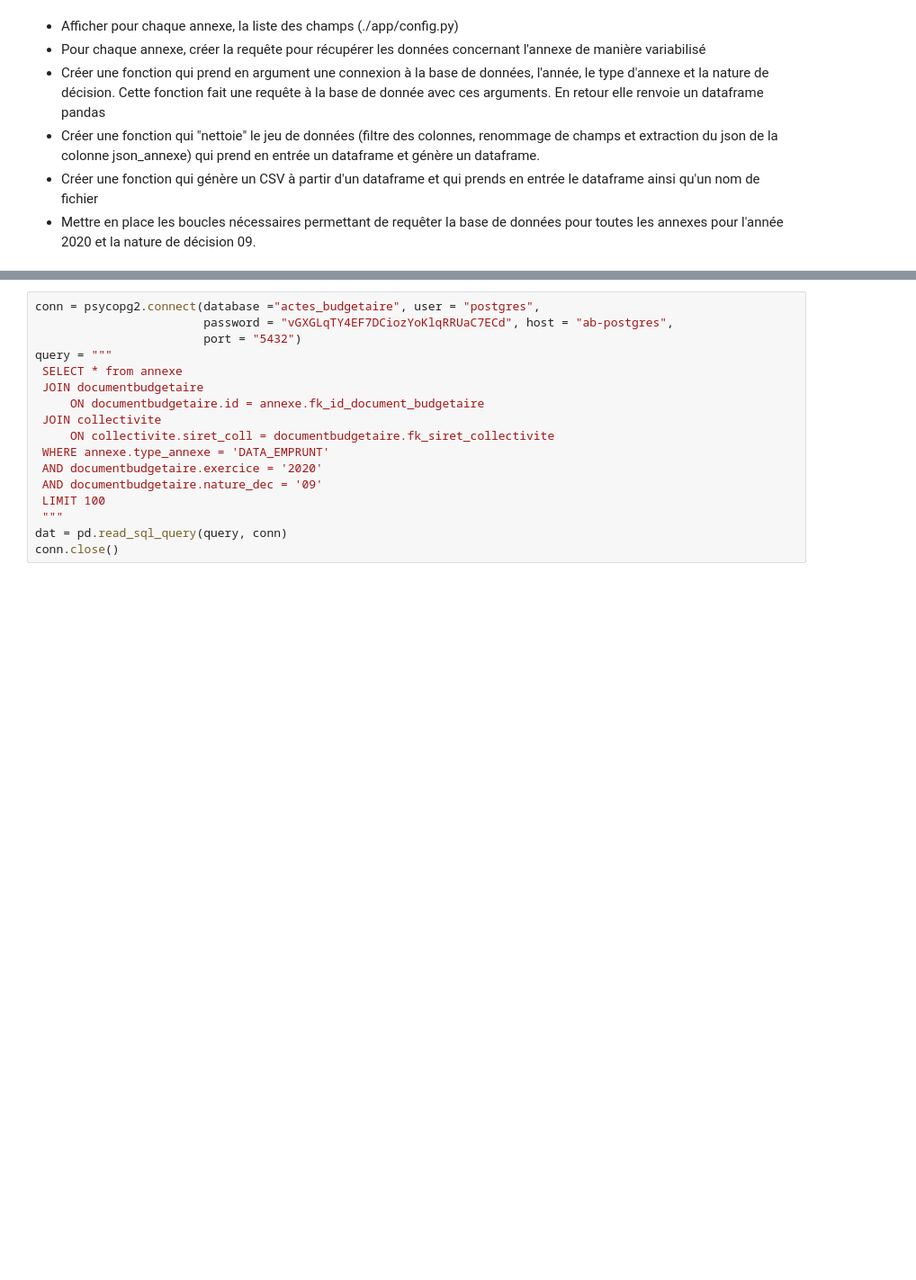
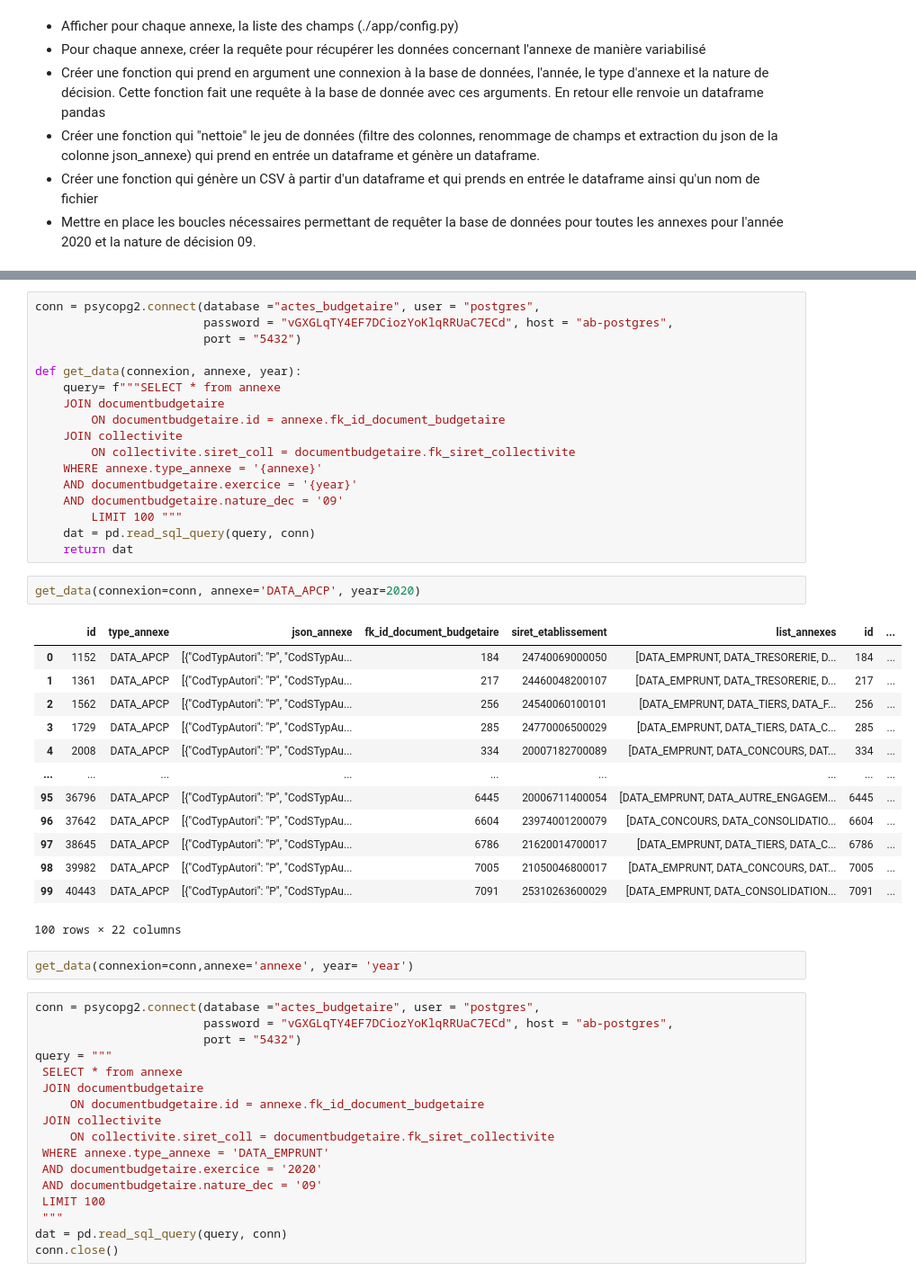
Before and after one commit to Naxxos/dataprep-ab, a Jupyter notebook: extract_to_csv.ipynb, the cells around one changed output, grey strips where cells are left out. Shown at 90% size. Drawn from its saved outputs; the diff is of its cells as text; blank space fills up the shorter version.

```diff
--- a/extract_to_csv.ipynb
+++ b/extract_to_csv.ipynb
@@ -127,3 +89,38 @@ config.CHAMPS_ANNEXES
+# %%
+conn = psycopg2.connect(database ="actes_budgetaire", user = "postgres",
+                        password = "vGXGLqTY4EF7DCiozYoKlqRRUaC7ECd", host = "ab-postgres",
+                        port = "5432")
+
+def get_data(connexion, annexe, year):
+    query= f"""SELECT * from annexe
+    JOIN documentbudgetaire
+        ON documentbudgetaire.id = annexe.fk_id_document_budgetaire
+    JOIN collectivite
+        ON collectivite.siret_coll = documentbudgetaire.fk_siret_collectivite
+    WHERE annexe.type_annexe = '{annexe}'
+    AND documentbudgetaire.exercice = '{year}'
+    AND documentbudgetaire.nature_dec = '09'
+        LIMIT 100 """
+    dat = pd.read_sql_query(query, conn)
+    return dat
+# %%
+get_data(connexion=conn, annexe='DATA_APCP', year=2020)
+# %% [output]
+|  | id | type_annexe | json_annexe | fk_id_document_budgetaire | siret_etablissement | list_annexes | id | ... |
+| 0 | 1152 | DATA_APCP | [{"CodTypAutori": "P", "CodSTypAu... | 184 | 24740069000050 | [DATA_EMPRUNT, DATA_TRESORERIE, D... | 184 | ... |
+| 1 | 1361 | DATA_APCP | [{"CodTypAutori": "P", "CodSTypAu... | 217 | 24460048200107 | [DATA_EMPRUNT, DATA_TRESORERIE, D... | 217 | ... |
+| 2 | 1562 | DATA_APCP | [{"CodTypAutori": "P", "CodSTypAu... | 256 | 24540060100101 | [DATA_EMPRUNT, DATA_TIERS, DATA_F... | 256 | ... |
+| 3 | 1729 | DATA_APCP | [{"CodTypAutori": "P", "CodSTypAu... | 285 | 24770006500029 | [DATA_EMPRUNT, DATA_TIERS, DATA_C... | 285 | ... |
+| 4 | 2008 | DATA_APCP | [{"CodTypAutori": "P", "CodSTypAu... | 334 | 20007182700089 | [DATA_EMPRUNT, DATA_CONCOURS, DAT... | 334 | ... |
+| ... | ... | ... | ... | ... | ... | ... | ... | ... |
+| 95 | 36796 | DATA_APCP | [{"CodTypAutori": "P", "CodSTypAu... | 6445 | 20006711400054 | [DATA_EMPRUNT, DATA_AUTRE_ENGAGEM... | 6445 | ... |
+| 96 | 37642 | DATA_APCP | [{"CodTypAutori": "P", "CodSTypAu... | 6604 | 23974001200079 | [DATA_CONCOURS, DATA_CONSOLIDATIO... | 6604 | ... |
+| 97 | 38645 | DATA_APCP | [{"CodTypAutori": "P", "CodSTypAu... | 6786 | 21620014700017 | [DATA_EMPRUNT, DATA_TIERS, DATA_C... | 6786 | ... |
+| 98 | 39982 | DATA_APCP | [{"CodTypAutori": "P", "CodSTypAu... | 7005 | 21050046800017 | [DATA_EMPRUNT, DATA_CONCOURS, DAT... | 7005 | ... |
+| 99 | 40443 | DATA_APCP | [{"CodTypAutori": "P", "CodSTypAu... | 7091 | 25310263600029 | [DATA_EMPRUNT, DATA_CONSOLIDATION... | 7091 | ... |
+100 rows × 22 columns
+# %%
+get_data(connexion=conn,annexe='annexe', year= 'year')
 # %%
 conn = psycopg2.connect(database ="actes_budgetaire", user = "postgres",
                         password = "vGXGLqTY4EF7DCiozYoKlqRRUaC7ECd", host = "ab-postgres",
```
Also changed, not shown: parts of 13 cells of this notebook.
